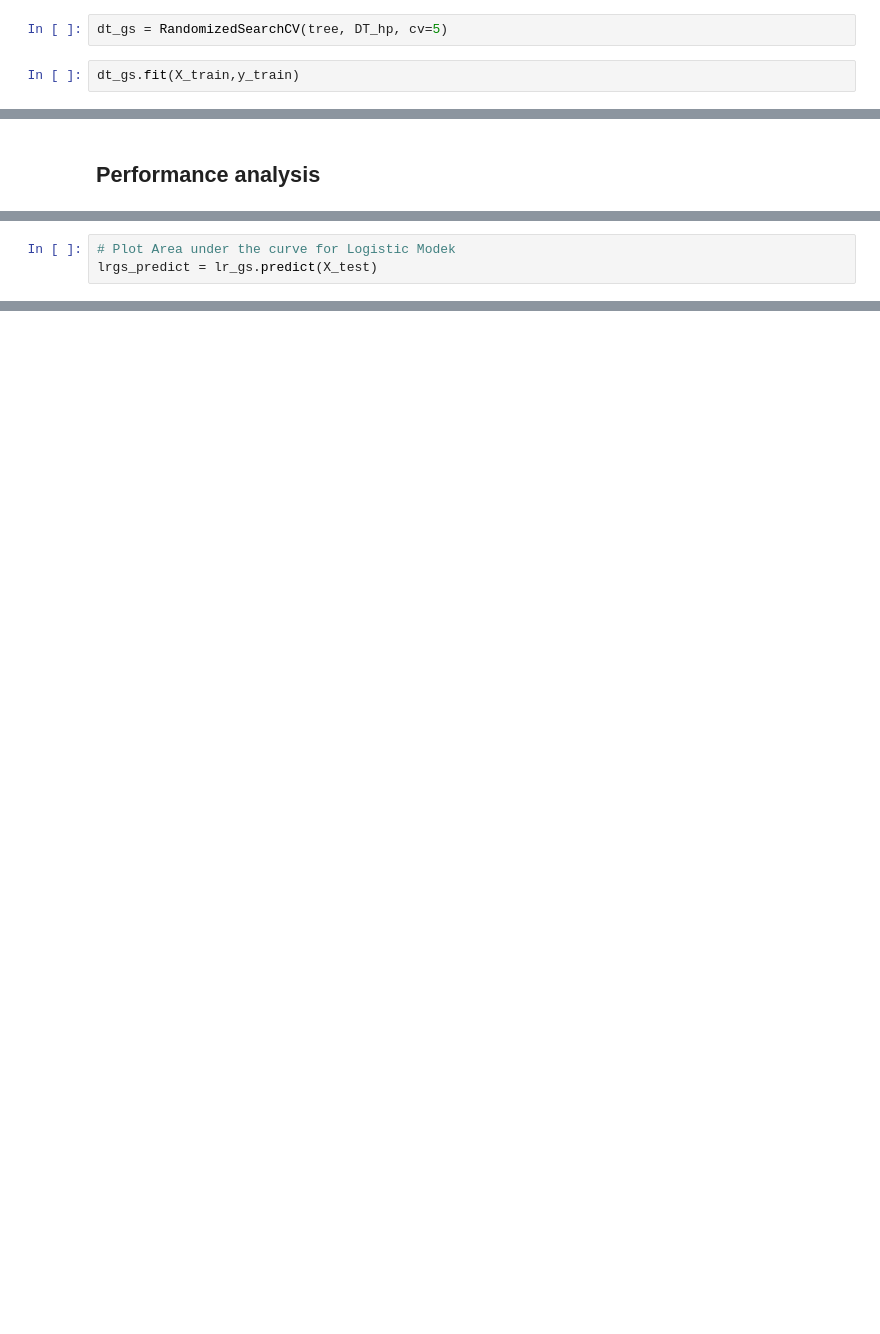
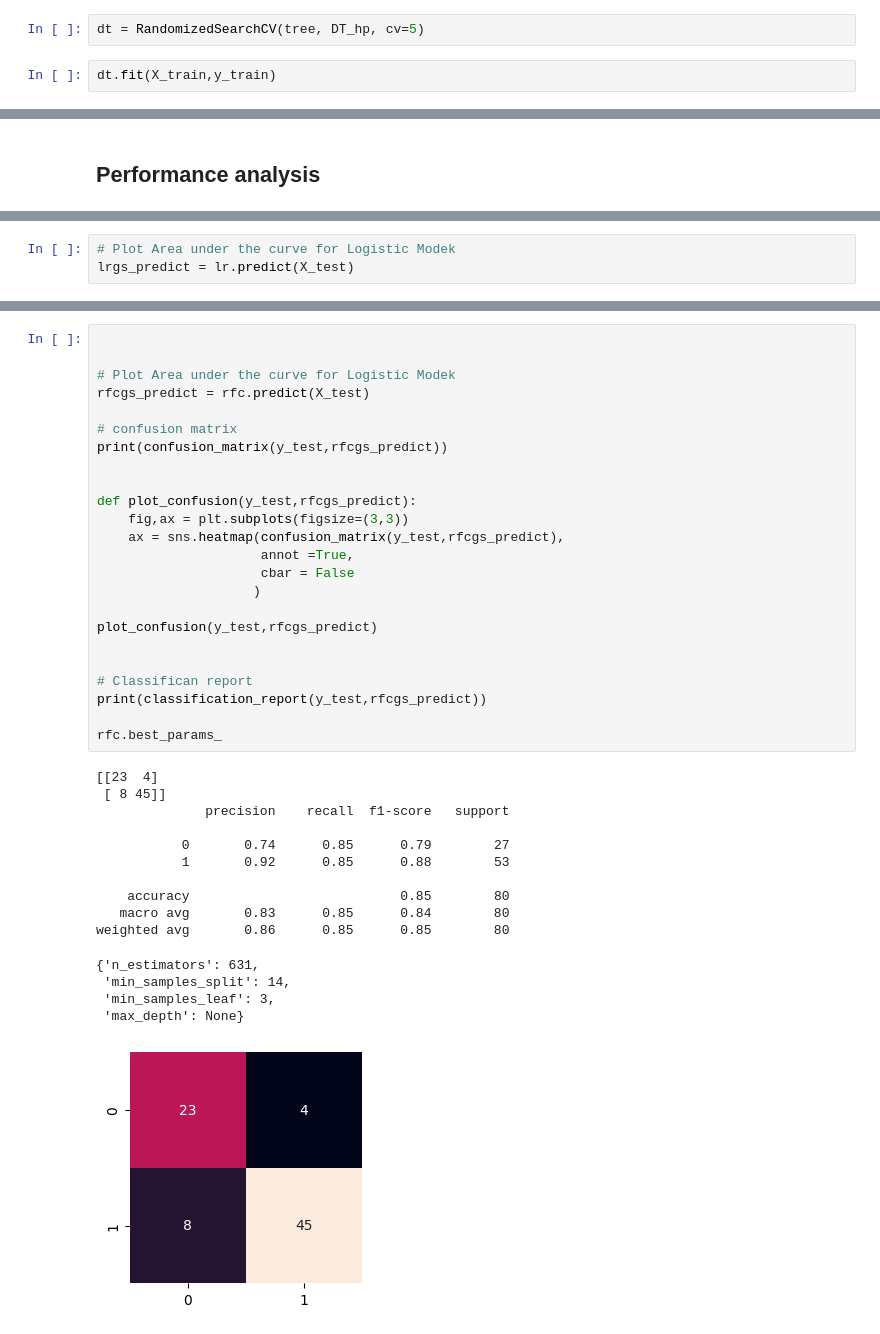
Before and after one commit to JalalChowdhury/heart-disease-feature-selection-based, a Jupyter notebook: Heart_disease_implementation.ipynb, the cells around one changed output, grey strips where cells are left out. Drawn from its saved outputs; the diff is of its cells as text; blank space fills up the shorter version.

```diff
--- a/Final_Heart_disease.ipynb
+++ b/Heart_disease_implementation.ipynb
@@ -1279,9 +1274,9 @@ rfc_gs.best_params_
 # %%
 tree = tree.DecisionTreeClassifier()
 # %%
-dt_gs = RandomizedSearchCV(tree, DT_hp, cv=5)
+dt = RandomizedSearchCV(tree, DT_hp, cv=5)
 # %%
-dt_gs.fit(X_train,y_train)
+dt.fit(X_train,y_train)
 # %% [output]
 RandomizedSearchCV(cv=5, estimator=DecisionTreeClassifier(),
                    param_distributions={'criterion': ['gini', 'entropy'],
@@ -1450,6 +1479,6 @@ svm.best_params_
 # %%
 # Plot Area under the curve for Logistic Modek
-lrgs_predict = lr_gs.predict(X_test)
+lrgs_predict = lr.predict(X_test)
 # %%
 # confusion matrix
 print(confusion_matrix(y_test,lrgs_predict))
@@ -1464,0 +1579,40 @@ plot_confusion(y_test,lrgs_predict)
+# %%
+
+
+# Plot Area under the curve for Logistic Modek
+rfcgs_predict = rfc.predict(X_test)
+
+# confusion matrix
+print(confusion_matrix(y_test,rfcgs_predict))
+
+
+def plot_confusion(y_test,rfcgs_predict):
+    fig,ax = plt.subplots(figsize=(3,3))
+    ax = sns.heatmap(confusion_matrix(y_test,rfcgs_predict),
+                     annot =True,
+                     cbar = False
+                    )
+
+plot_confusion(y_test,rfcgs_predict)
+
+
+# Classifican report
+print(classification_report(y_test,rfcgs_predict))
+
+rfc.best_params_
+# %% [output]
+[[23  4]
+ [ 8 45]]
+              precision    recall  f1-score   support
+
+           0       0.74      0.85      0.79        27
+           1       0.92      0.85      0.88        53
+
+    accuracy                           0.85        80
+   macro avg       0.83      0.85      0.84        80
+weighted avg       0.86      0.85      0.85        80
+{'n_estimators': 631,
+ 'min_samples_split': 14,
+ 'min_samples_leaf': 3,
+ 'max_depth': None}
+[figure, added]
```
Also changed, not shown: parts of 77 cells of this notebook, 1 other file.
